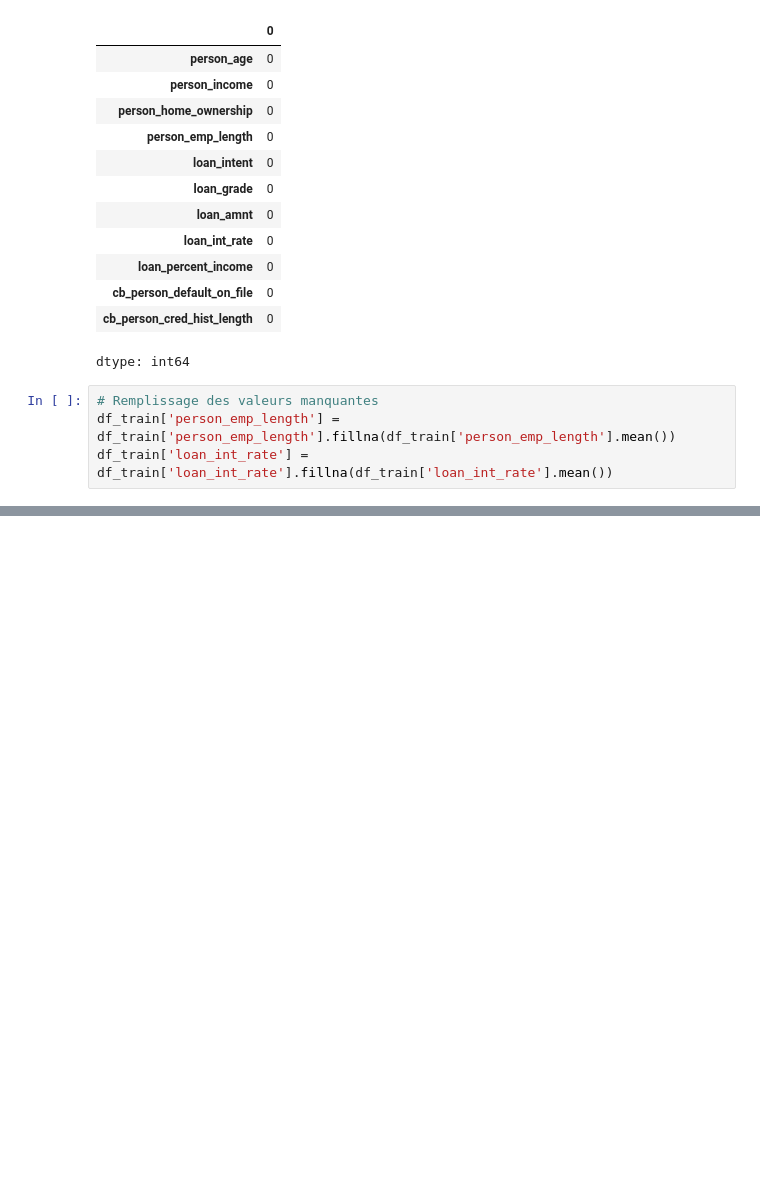
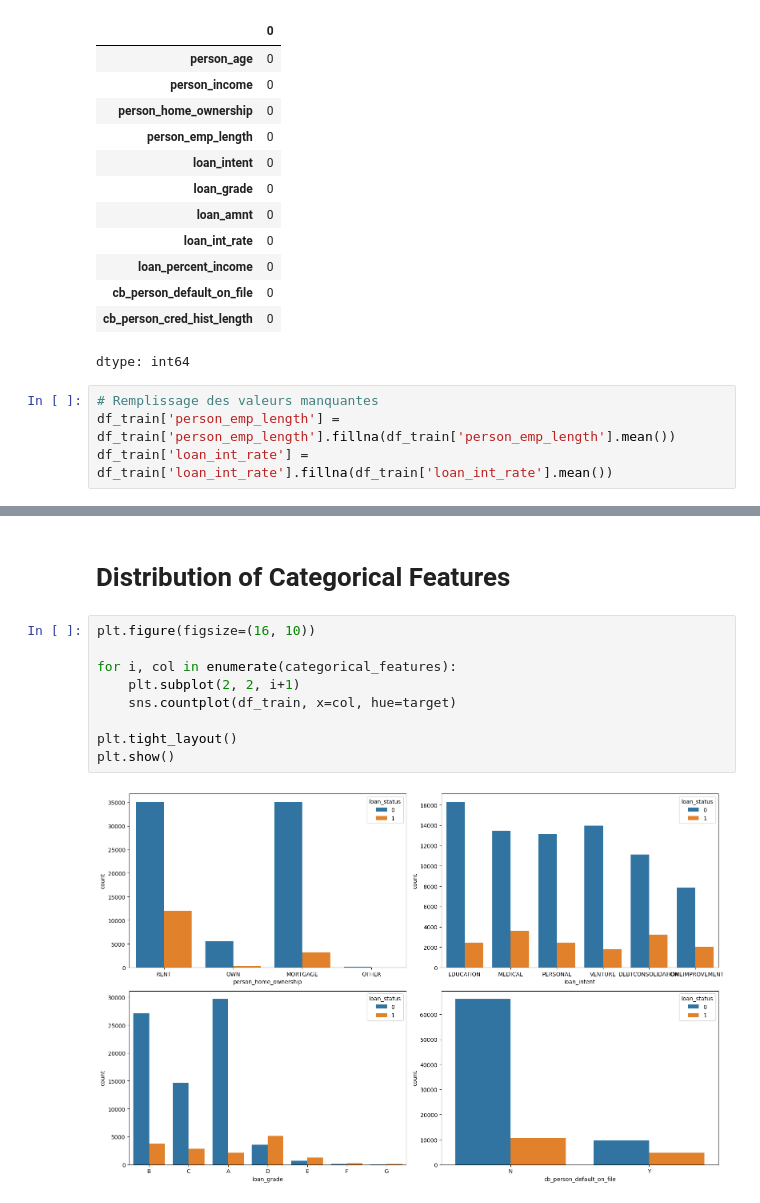
Before and after one commit to Yosri15/Loan_Approval_Prediction, a Jupyter notebook: Loan_Approval.ipynb, the cells around one changed output, grey strips where cells are left out. Cells and saved outputs as stored; diff of their text form; blank space fills up the shorter version.

```diff
--- a/Loan_Approval.ipynb
+++ b/Loan_Approval.ipynb
@@ -486,0 +290,13 @@ scaled_test_data = df_test
+# %% [markdown]
+# **Distribution of Categorical Features**
+# %%
+plt.figure(figsize=(16, 10))
+
+for i, col in enumerate(categorical_features):
+    plt.subplot(2, 2, i+1)
+    sns.countplot(df_train, x=col, hue=target)
+
+plt.tight_layout()
+plt.show()
+# %% [output]
+[figure, added]
```
Also changed, not shown: parts of 51 cells of this notebook.
